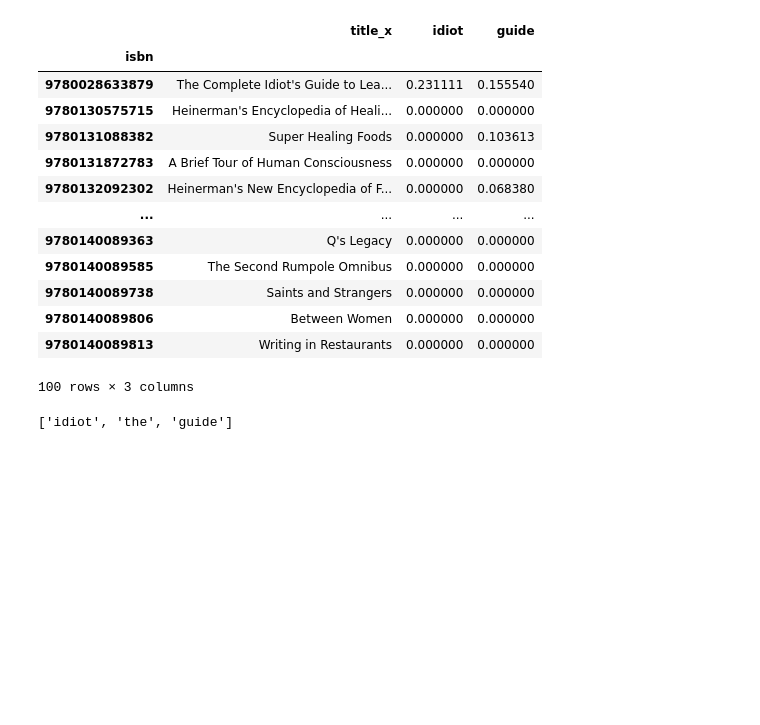
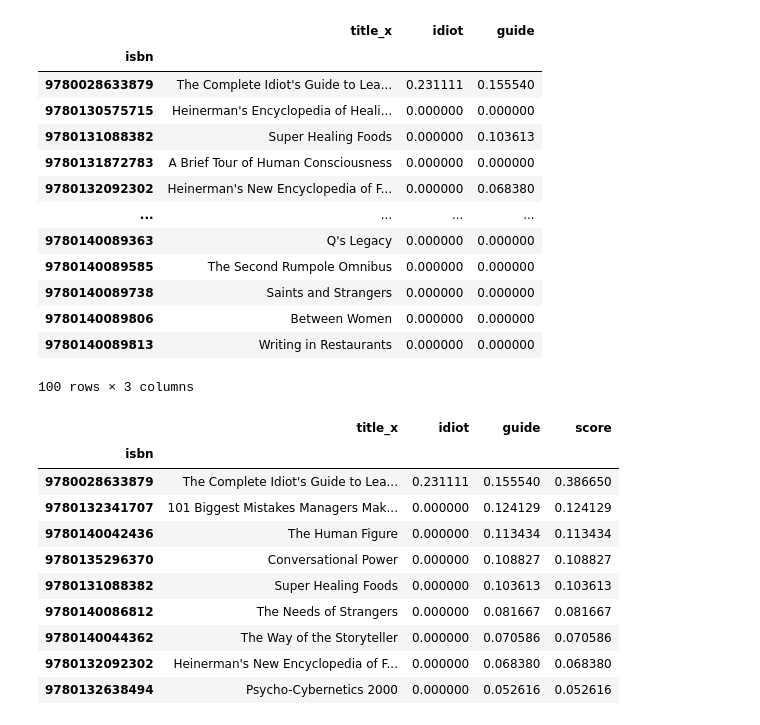
Before and after one commit to kibindy/DMW_Lab2, a Jupyter notebook: Scratch_Francis.ipynb, the cells around one changed output. Saved outputs shown, nothing was run; the diff lists cells and outputs as text; code cells hidden in the pictures; blank space fills up the shorter version.

```diff
--- a/Scratch_Francis.ipynb
+++ b/Scratch_Francis.ipynb
@@ -286,16 +287,19 @@ sample
 | 9780140089813 | Writing in Restaurants | 0.000000 | 0.000000 |
 100 rows × 3 columns
 # %%
-query = 'idiot the guide chewbacca'
-
-query_words = query.lower().split()
-#query_columns.insert(0, 'title_x')
-
-to_search = []
-for word in query_words:
-    if word in doc_importance.columns:
-        to_search.append(word)
-
-to_search
+sample['score'] = sample.iloc[:, 1:].sum(axis=1)
+result = sample.sort_values(axis=0, by='score', ascending=False).head(10)
+result = result[result['score'] > 0]
+result
 # %% [output]
-['idiot', 'the', 'guide']
+|  | title_x | idiot | guide | score |
+| isbn |  |  |  |  |
+| 9780028633879 | The Complete Idiot's Guide to Lea... | 0.231111 | 0.155540 | 0.386650 |
+| 9780132341707 | 101 Biggest Mistakes Managers Mak... | 0.000000 | 0.124129 | 0.124129 |
+| 9780140042436 | The Human Figure | 0.000000 | 0.113434 | 0.113434 |
+| 9780135296370 | Conversational Power | 0.000000 | 0.108827 | 0.108827 |
+| 9780131088382 | Super Healing Foods | 0.000000 | 0.103613 | 0.103613 |
+| 9780140086812 | The Needs of Strangers | 0.000000 | 0.081667 | 0.081667 |
+| 9780140044362 | The Way of the Storyteller | 0.000000 | 0.070586 | 0.070586 |
+| 9780132092302 | Heinerman's New Encyclopedia of F... | 0.000000 | 0.068380 | 0.068380 |
+| 9780132638494 | Psycho-Cybernetics 2000 | 0.000000 | 0.052616 | 0.052616 |
```
Also changed, not shown: parts of 15 cells of this notebook.
